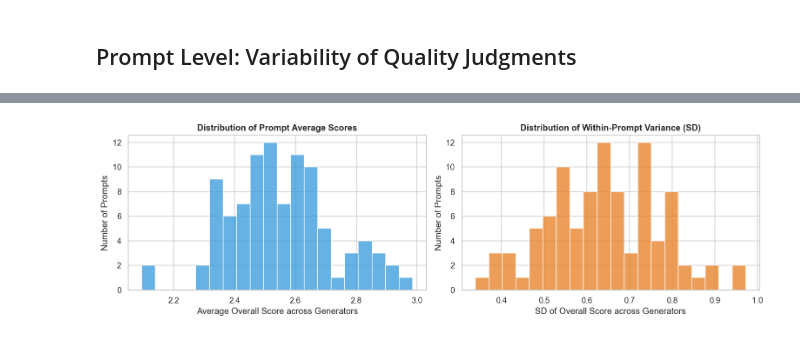
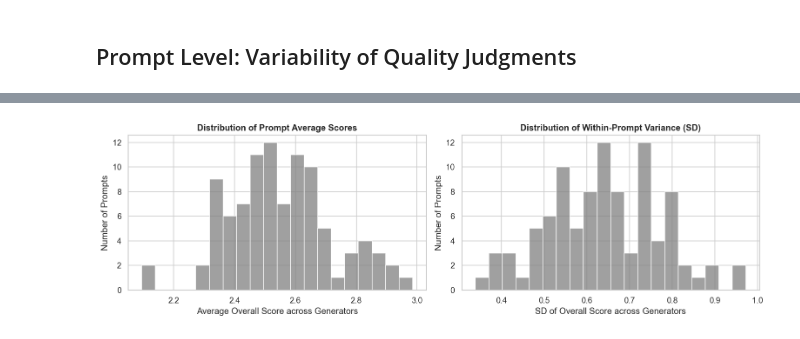
Before and after one commit to thwinner/llm-linguistic-diversity, a Jupyter notebook: data_description/descriptive_analysis_hanna.ipynb, the cells around one changed output, grey strips where cells are left out. Saved outputs shown, nothing was run; the diff lists cells and outputs as text; code cells hidden in the pictures.

```diff
--- a/data_description/descriptive_analysis_hanna.ipynb
+++ b/data_description/descriptive_analysis_hanna.ipynb
@@ -274,18 +283,18 @@ A man never sleeps, has never had to, and does n't suffer physically from this c
 # %%
 fig, axes = plt.subplots(1, 2, figsize=(13, 4))
 
-axes[0].hist(prompt_var['Ø Score'], bins=20, color='#3498db', alpha=0.75, edgecolor='white')
+axes[0].hist(prompt_var['Ø Score'], bins=20, color='#808080', alpha=0.75, edgecolor='white')
 axes[0].set_title('Distribution of Prompt Average Scores', fontweight='bold')
 axes[0].set_xlabel('Average Overall Score across Generators')
 axes[0].set_ylabel('Number of Prompts')
 
-axes[1].hist(prompt_var['SD'], bins=20, color='#e67e22', alpha=0.75, edgecolor='white')
+axes[1].hist(prompt_var['SD'], bins=20, color='#808080', alpha=0.75, edgecolor='white')
 axes[1].set_title('Distribution of Within-Prompt Variance (SD)', fontweight='bold')
 axes[1].set_xlabel('SD of Overall Score across Generators')
 axes[1].set_ylabel('Number of Prompts')
 
 plt.tight_layout()
 plt.savefig('../figures/data_description/hanna_plot_prompt_variability.png', bbox_inches='tight')
 plt.show()
 # %% [output]
-[figure, old version]
+[figure, new version]
```
Also changed, not shown: parts of 7 cells of this notebook, 8 other files.
